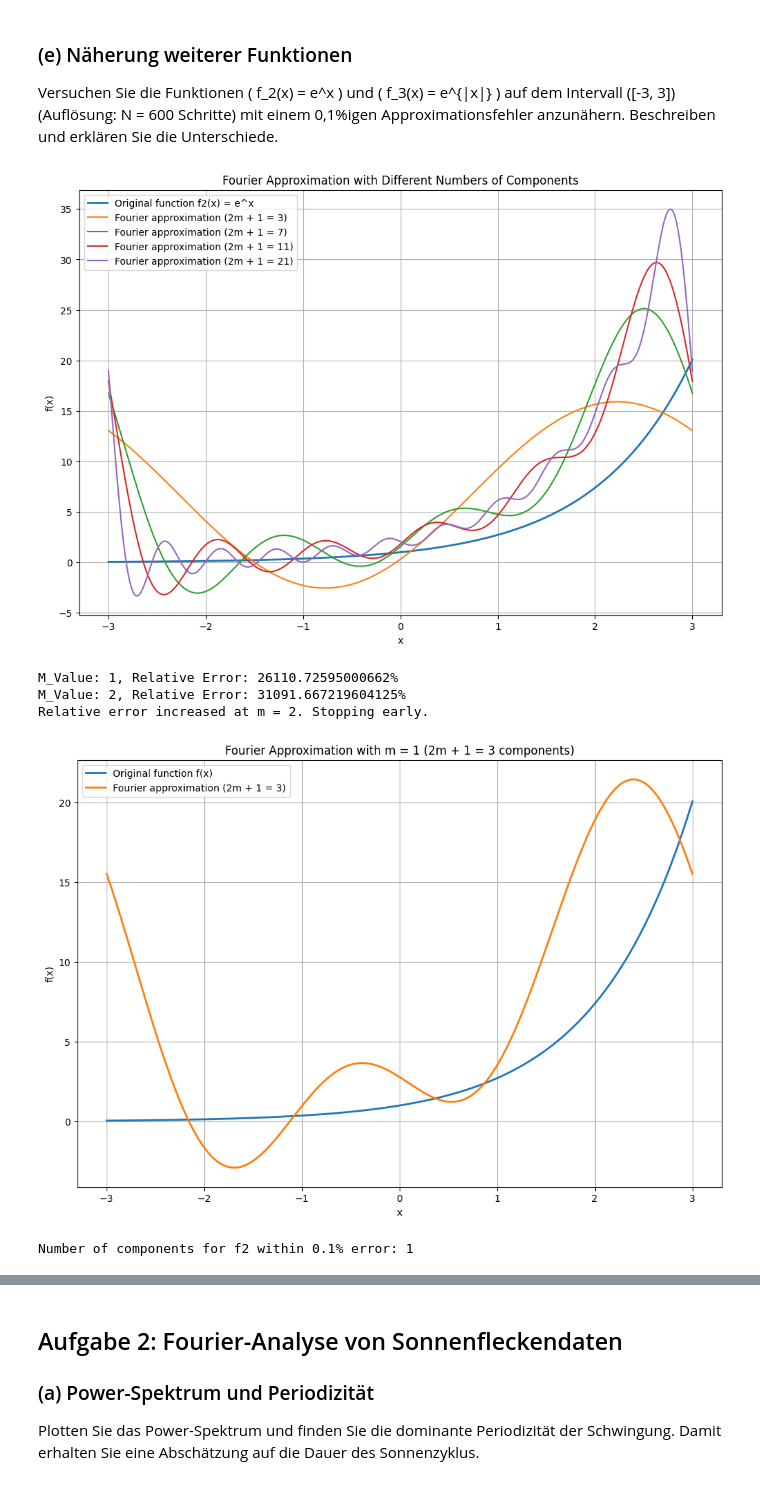
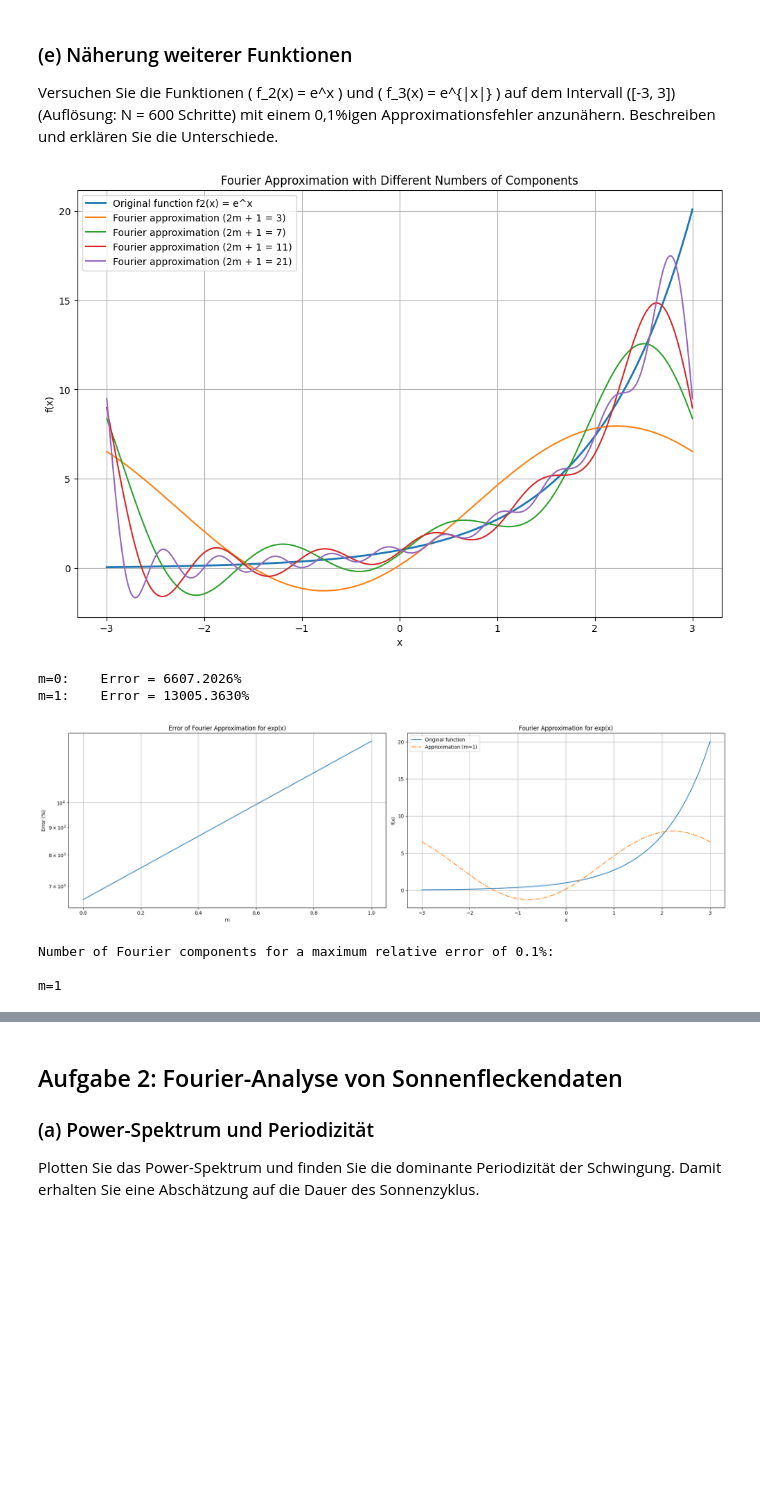
Before and after one commit to infamousperi/FourierTransformation, a Jupyter notebook: MC2.ipynb, the cells around one changed output, grey strips where cells are left out. Drawn from its saved outputs; the diff is of its cells as text; code cells hidden in the pictures; blank space fills up the shorter version.

```diff
--- a/MC2.ipynb
+++ b/MC2.ipynb
@@ -58,6 +58,6 @@ FA_numpy.plot_fourier_approximations(x_values, y_values_f1, m_values, function_n
 ### (d) Bestimmung der Anzahl der Fourier-Komponenten
 Bestimmen Sie die Anzahl der Fourier-Komponenten, die benötigt werden, um eine Approximation mit höchstens 0,1% relativen Fehler zu erhalten.
 # %%
-m_f1 = FA_numpy.find_fourier_components_for_error_tolerance(x_values, y_values_f1, tolerance=0.1)
-print(f"Number of components for f1 within 0.1% error: {m_f1}")
+tolerance = 0.1
+FA_numpy.find_optimal_fourier_components(FA_numpy.f1, x_values, desired_error=tolerance, label='1 / (exp(x) + exp(-x))')
 # %% [output]
@@ -69,15 +85,17 @@ Number of components for f1 within 0.1% error: 1
 # %% [markdown]
 ### (e) Näherung weiterer Funktionen
 Versuchen Sie die Funktionen \( f_2(x) = e^x \) und \( f_3(x) = e^{|x|} \) auf dem Intervall \([-3, 3]\) (Auflösung: N = 600 Schritte) mit einem 0,1%igen Approximationsfehler anzunähern. Beschreiben und erklären Sie die Unterschiede.
+# %%
+y_values_f2 = FA_numpy.f2(x_values)
+FA_numpy.plot_fourier_approximations(x_values, y_values_f2, m_values, function_name='f2(x) = e^x')
+# %% [output]
+[figure, added]
 # %%
-y_values_f2 = FA_numpy.f2(x_values)
-FA_numpy.plot_fourier_approximations(x_values, y_values_f2, m_values, function_name='f2(x) = e^x')
-m_f2 = FA_numpy.find_fourier_components_for_error_tolerance(x_values, y_values_f2, tolerance=0.1)
-print(f"Number of components for f2 within 0.1% error: {m_f2}")
+FA_numpy.find_optimal_fourier_components(FA_numpy.f2, x_values, desired_error=tolerance, label='exp(x)')
 # %% [output]
+m=0:    Error = 6607.2026%
+m=1:    Error = 13005.3630%
-[figure, old version]
+[figure, new version]
-M_Value: 1, Relative Error: 26110.72595000662%
-M_Value: 2, Relative Error: 31091.667219604125%
-Relative error increased at m = 2. Stopping early.
-[figure, removed]
-Number of components for f2 within 0.1% error: 1
+Number of Fourier components for a maximum relative error of 0.1%:
+
+m=1
```
Also changed, not shown: parts of 7 cells of this notebook, 3 other files.
